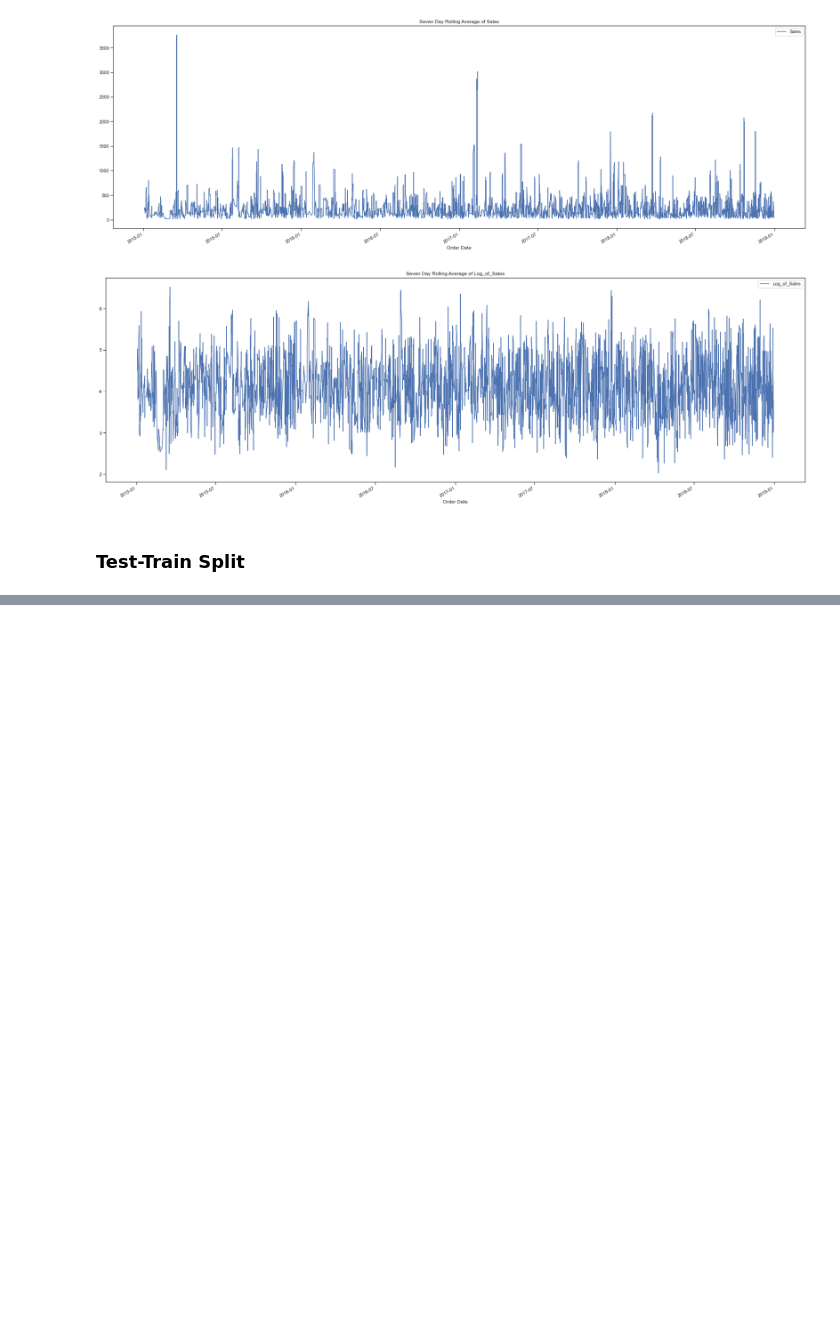
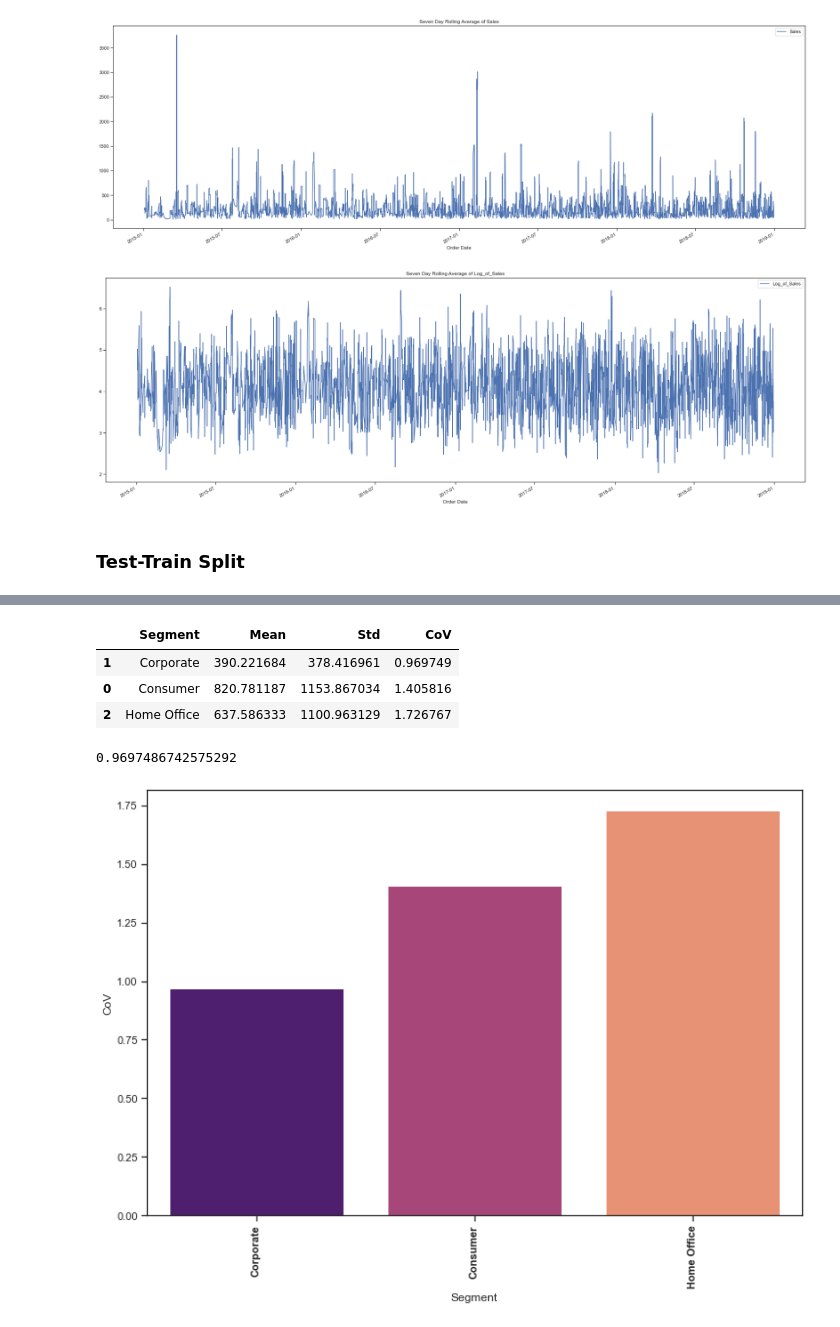
Before and after one commit to eddyk92/Superstore-timeseries, a Jupyter notebook: superstore-eda.ipynb, the cells around one changed output, grey strips where cells are left out. Cells and saved outputs as stored; diff of their text form; code cells hidden in the pictures; blank space fills up the shorter version.

```diff
--- a/superstore-eda.ipynb
+++ b/superstore-eda.ipynb
@@ -501,3 +506,8 @@ plt.show()
 [figure]
 # %% [markdown]
 ### Test-Train Split
+# %%
+# create montly aggregated transaction dataframe to test-train from
+
+df_profit= df.pivot_table( index='Order Date',values='Sales', columns='Segment' ,aggfunc='sum')
+df_profit.head()
@@ -503,0 +522,7 @@ plt.show()
+# %%
+# Perform the trai-test split - take the 42 months as a the train data
+# and the 6 months as the test data
+
+train_len = 42
+train = df_profit[0:train_len] # first 42 months as training set
+test = df_profit[train_len:] # last 6 months as test set
@@ -503,0 +548,27 @@ plt.show()
+# %%
+mean=np.mean(train)
+std= np.std(train)
+
+CoV_df= pd.DataFrame(mean)
+CoV_df['std']= std
+CoV_df['CoV'] = std/mean
+CoV_df= CoV_df.reset_index()
+CoV_df.columns= ['Segment', 'Mean', 'Std', 'CoV']
+CoV_df.sort_values(by='CoV', ascending= True, inplace = True)
+CoV_df
+# %% [output]
+|  | Segment | Mean | Std | CoV |
+| 1 | Corporate | 390.221684 | 378.416961 | 0.969749 |
+| 0 | Consumer | 820.781187 | 1153.867034 | 1.405816 |
+| 2 | Home Office | 637.586333 | 1100.963129 | 1.726767 |
+# %%
+lowest_CoV_value = min(CoV_df['CoV'])
+lowest_CoV_value
+# %% [output]
+0.9697486742575292
+# %%
+sns.barplot(x='Segment', y='CoV', data=CoV_df, palette='magma')
+plt.xticks(rotation = 90, fontweight='bold')
+plt.show()
+# %% [output]
+[figure, added]
```
Also changed, not shown: parts of 30 cells of this notebook.
